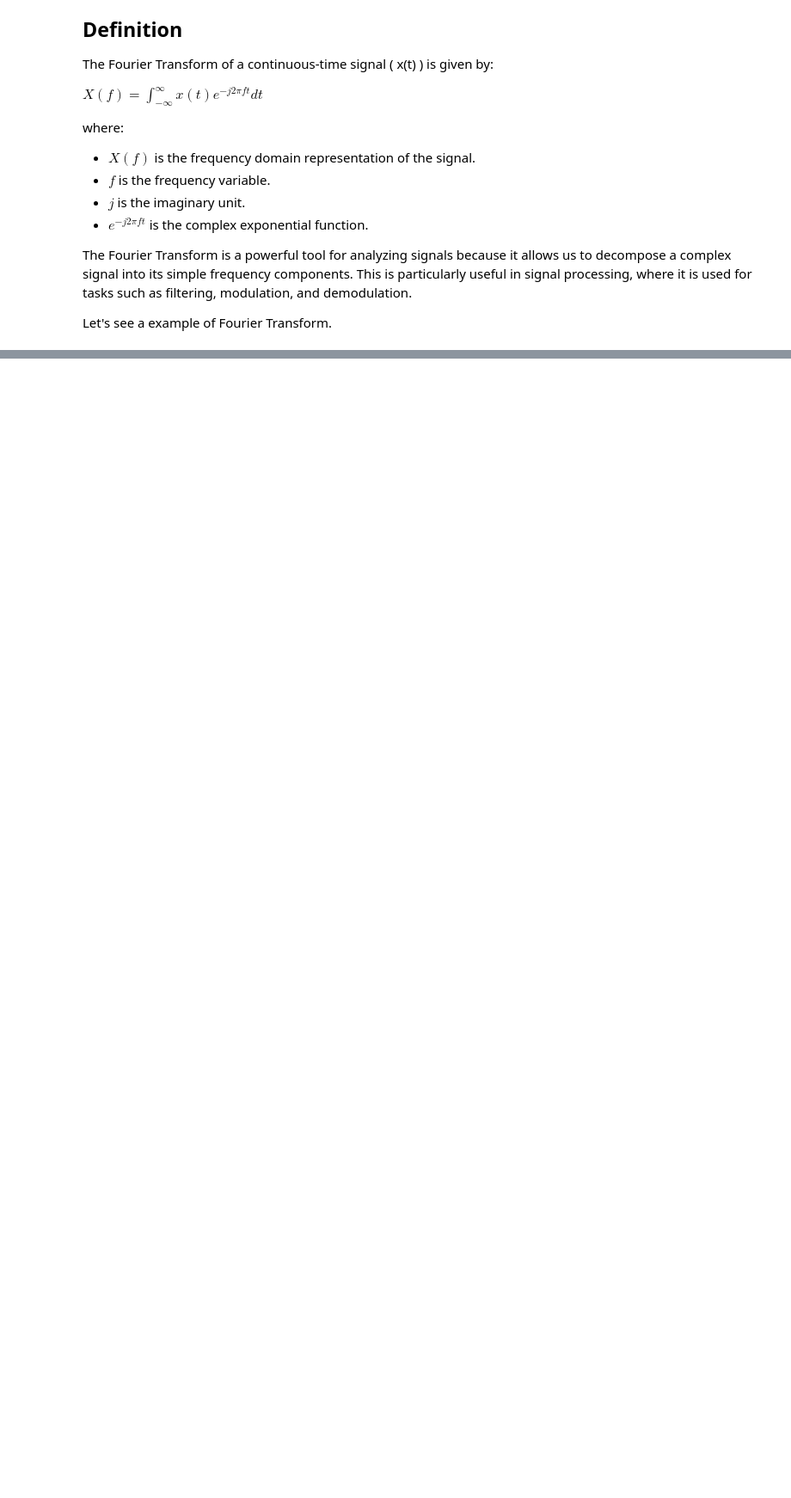
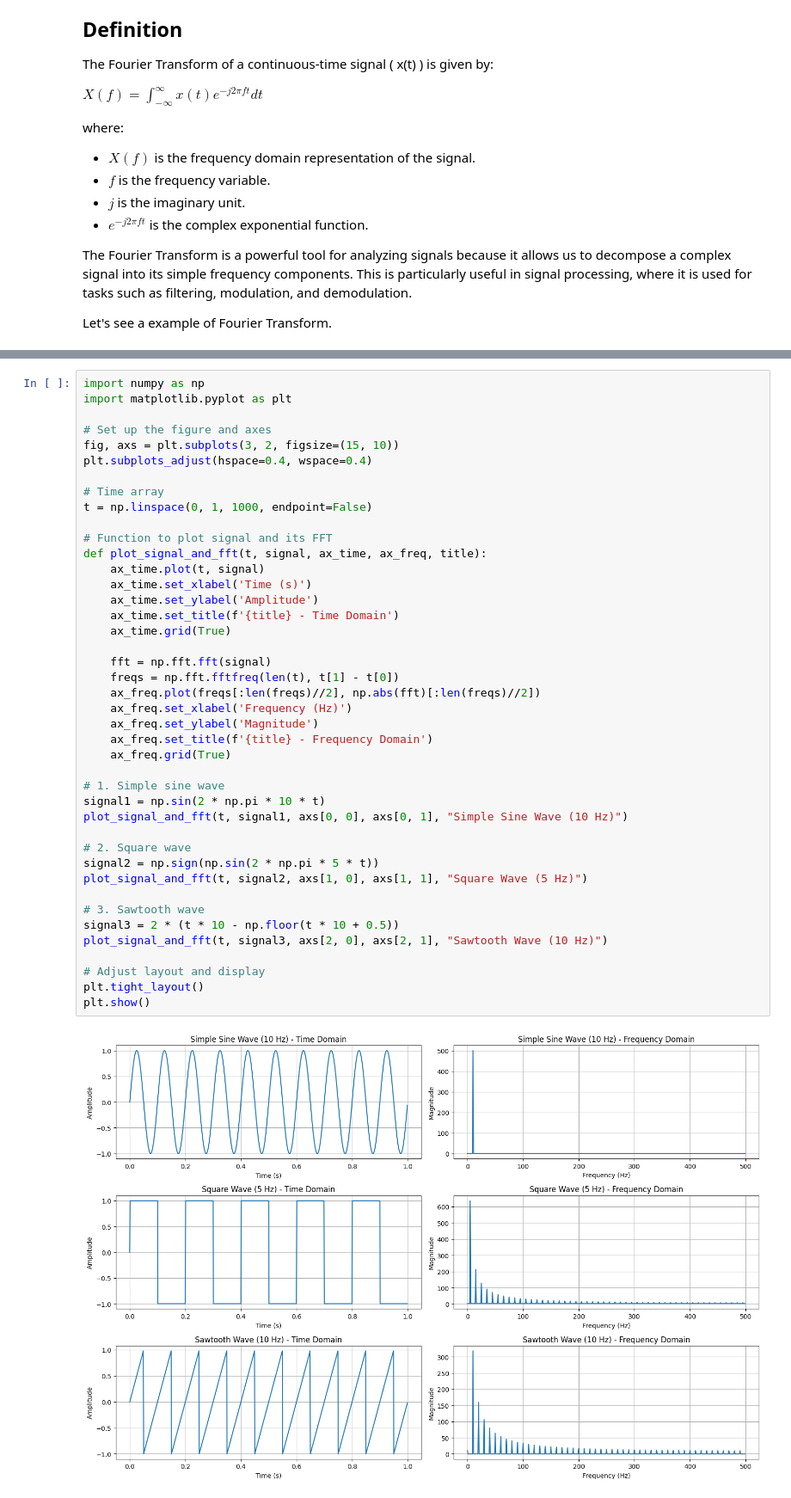
Before and after one commit to igor17400/n2s-dsp, a Jupyter notebook: fourier-transform.ipynb, the cells around one changed output, grey strips where cells are left out. Shown at 86% size. Saved outputs shown, nothing was run; the diff lists cells and outputs as text; blank space fills up the shorter version.

```diff
--- a/fourier-transform.ipynb
+++ b/fourier-transform.ipynb
@@ -87,0 +26,44 @@ ModuleNotFoundError: No module named 'matplotlib'
+# %%
+import numpy as np
+import matplotlib.pyplot as plt
+
+# Set up the figure and axes
+fig, axs = plt.subplots(3, 2, figsize=(15, 10))
+plt.subplots_adjust(hspace=0.4, wspace=0.4)
+
+# Time array
+t = np.linspace(0, 1, 1000, endpoint=False)
+
+# Function to plot signal and its FFT
+def plot_signal_and_fft(t, signal, ax_time, ax_freq, title):
+    ax_time.plot(t, signal)
+    ax_time.set_xlabel('Time (s)')
+    ax_time.set_ylabel('Amplitude')
+    ax_time.set_title(f'{title} - Time Domain')
+    ax_time.grid(True)
+
+    fft = np.fft.fft(signal)
+    freqs = np.fft.fftfreq(len(t), t[1] - t[0])
+    ax_freq.plot(freqs[:len(freqs)//2], np.abs(fft)[:len(freqs)//2])
+    ax_freq.set_xlabel('Frequency (Hz)')
+    ax_freq.set_ylabel('Magnitude')
+    ax_freq.set_title(f'{title} - Frequency Domain')
+    ax_freq.grid(True)
+
+# 1. Simple sine wave
+signal1 = np.sin(2 * np.pi * 10 * t)
+plot_signal_and_fft(t, signal1, axs[0, 0], axs[0, 1], "Simple Sine Wave (10 Hz)")
+
+# 2. Square wave
+signal2 = np.sign(np.sin(2 * np.pi * 5 * t))
+plot_signal_and_fft(t, signal2, axs[1, 0], axs[1, 1], "Square Wave (5 Hz)")
+
+# 3. Sawtooth wave
+signal3 = 2 * (t * 10 - np.floor(t * 10 + 0.5))
+plot_signal_and_fft(t, signal3, axs[2, 0], axs[2, 1], "Sawtooth Wave (10 Hz)")
+
+# Adjust layout and display
+plt.tight_layout()
+plt.show()
+# %% [output]
+[figure, added]
```
Also changed, not shown: parts of 1 cell of this notebook.
